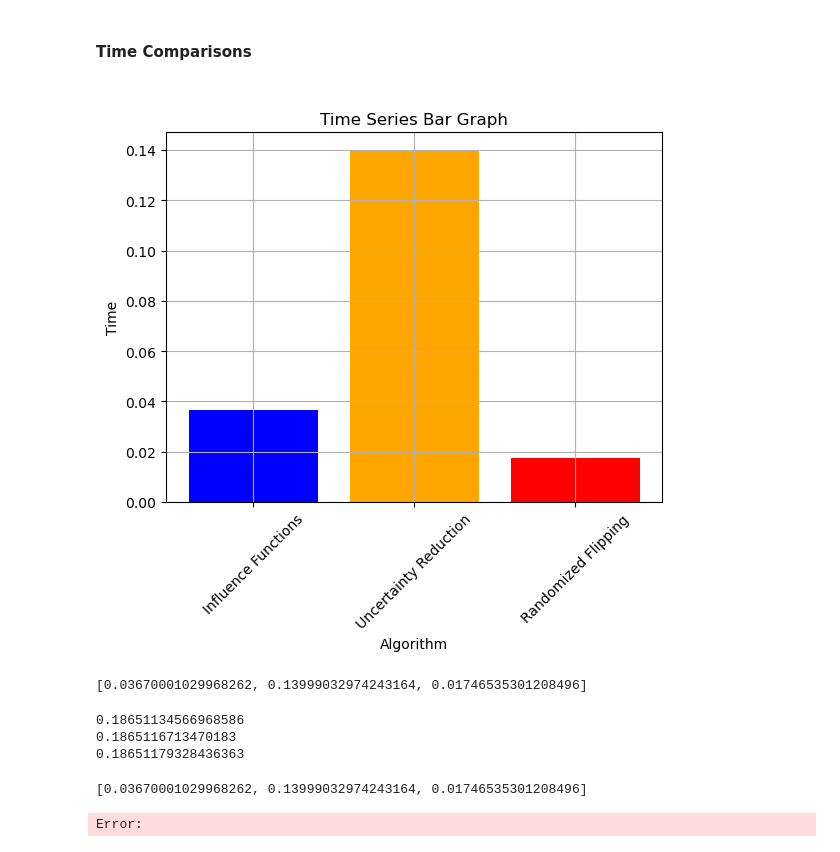
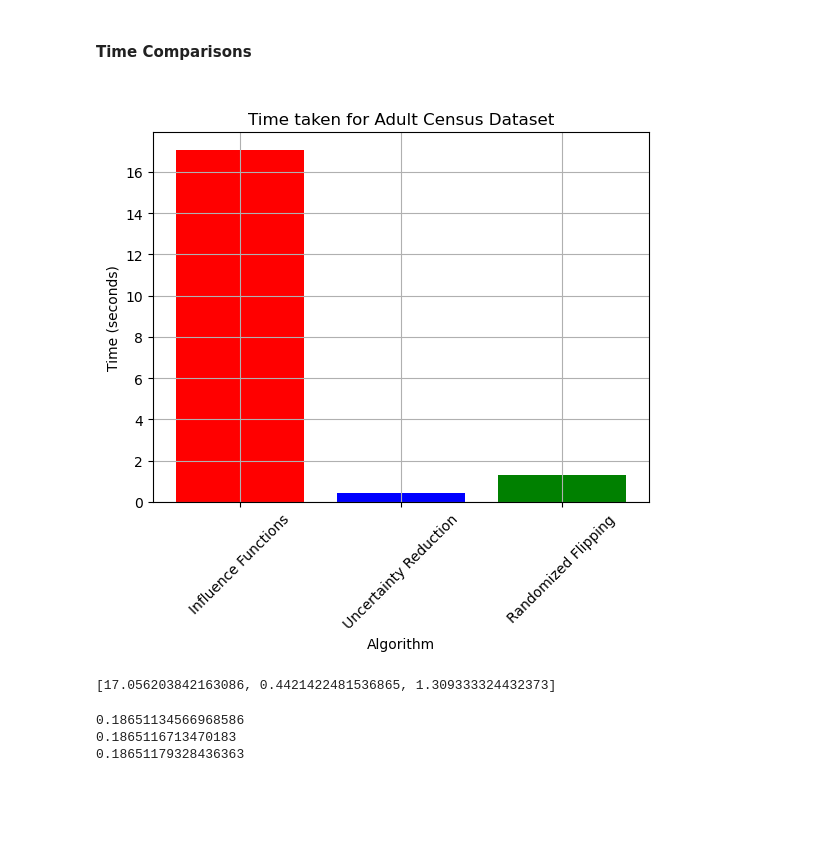
Before and after one commit to s-thandri/labelflipping, a Jupyter notebook: influence_functions/adult_influence 1.ipynb, the cells around one changed output. Drawn from its saved outputs; the diff is of its cells as text; code cells hidden in the pictures; blank space fills up the shorter version.

Commit message:
adult completed

```diff
--- a/influence_functions/adult_influence 1.ipynb
+++ b/influence_functions/adult_influence 1.ipynb
@@ -207,6 +207,8 @@ hinv_v_2, hinv_2 = get_hinv_v(hessian_all_points, np.transpose(del_L_del_theta_2
 negative_hinv_v_2 = -1*hinv_v_2
 inf_2 = np.matmul(np.transpose(negative_hinv_v_2), del_F_del_theta)
 inf_2 = (1/(len(X_train))) *inf_2
+# %%
+flipping_time_end = time.time()-flipping_time_start
 # %%
 #Flipping
 #Make the original flips to test for the parity after each flip
@@ -279,5 +281,6 @@ list(abs_sorted_index_list)
 #This will tell us how long it takes for influence functions to determine which order I need to flip the datapoints in
 #if_time: Time taken to decide the order in which the datapoints need to be flipped
 if_end = time.time() - if_start
+if_end += flipping_time_end
 print(if_end)
 # %% [output]
@@ -618,19 +621,19 @@ plt.show()
 # %%
 # Create a line chart
 x_axis = ['Influence Functions', 'Uncertainty Reduction', 'Randomized Flipping']
 # Colors for each bar
-colors = ['blue', 'orange', 'red']
+colors = ['red', 'blue', 'green']
 
 # Create a bar graph with updated labels and colors
 plt.bar(x_axis, sol_time, color=colors)
-plt.title('Time Series Bar Graph')
+plt.title('Time taken for Adult Census Dataset')
 plt.xlabel('Algorithm')
-plt.ylabel('Time')
+plt.ylabel('Time (seconds)')
 plt.grid(True)
 plt.xticks(rotation=45)
 plt.show()
 # %% [output]
-[figure, old version]
+[figure, new version]
 # %%
 #When calculating the time we are looking at the time taken to choose which datapoint to flip
 #Do not consider the time taken to calculate the fairness on each datapoint
@@ -642,7 +645,7 @@ plt.show()
 #Measure how long it takes to determine which datapoints need to be flipping and do not consider the parity calculations
 print(sol_time)
 # %% [output]
-[0.03670001029968262, 0.13999032974243164, 0.01746535301208496]
+[17.056203842163086, 0.4421422481536865, 1.309333324432373]
 # %%
 print(flip_parity_abs[-1])
 print(ranked_ent_parity_list[-1])
@@ -651,8 +654,3 @@ print(random_flip_parity[-1])
 0.18651134566968586
 0.1865116713470183
 0.18651179328436363
-# %%
-sol_time
-# %% [output]
-[0.03670001029968262, 0.13999032974243164, 0.01746535301208496]
-Error:
```
Also changed, not shown: parts of 7 cells of this notebook.
